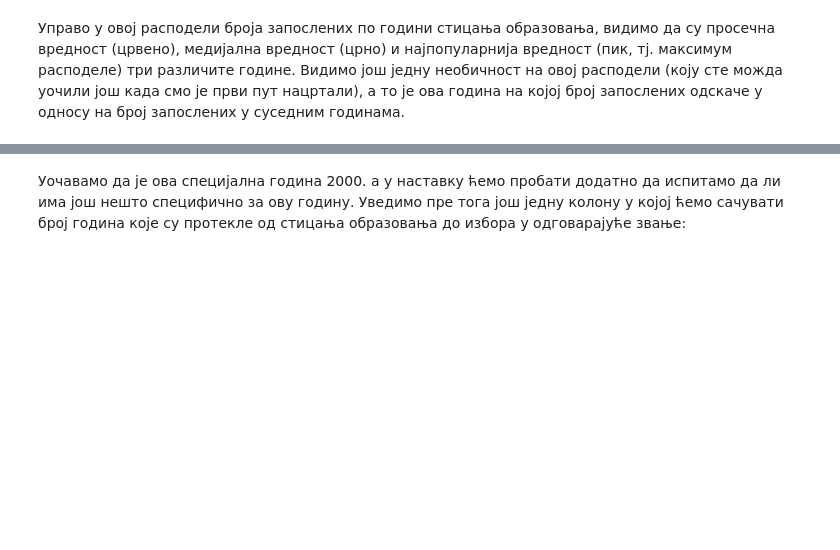
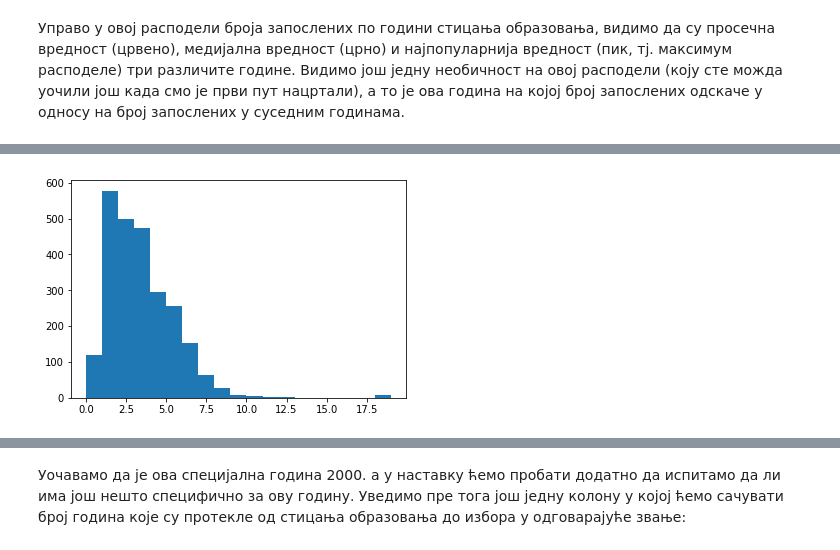
Before and after one commit to Petlja/ZSkola2020Modul4, a Jupyter notebook: sveska2_visoko_obrazovanje_zaposleni.ipynb, the cells around one changed output, grey strips where cells are left out. Drawn from its saved outputs; the diff is of its cells as text; code cells hidden in the pictures; blank space fills up the shorter version.

```diff
--- a/sveska2_visoko_obrazovanje_zaposleni.ipynb
+++ b/sveska2_visoko_obrazovanje_zaposleni.ipynb
@@ -143,0 +236,7 @@ plt.show()
+# %%
+zaposleni['godine rada']=2019-zaposleni['Godina izbora u zvanje']
+asistenti=zaposleni[zaposleni.Zvanje=='Asistent']
+plt.hist(asistenti['godine rada'].dropna(),bins=range(int(min(asistenti['godine rada'])),int(max(asistenti['godine rada'])+1)))
+plt.show()
+# %% [output]
+[figure, added]
```
Also changed, not shown: parts of 49 cells of this notebook.
